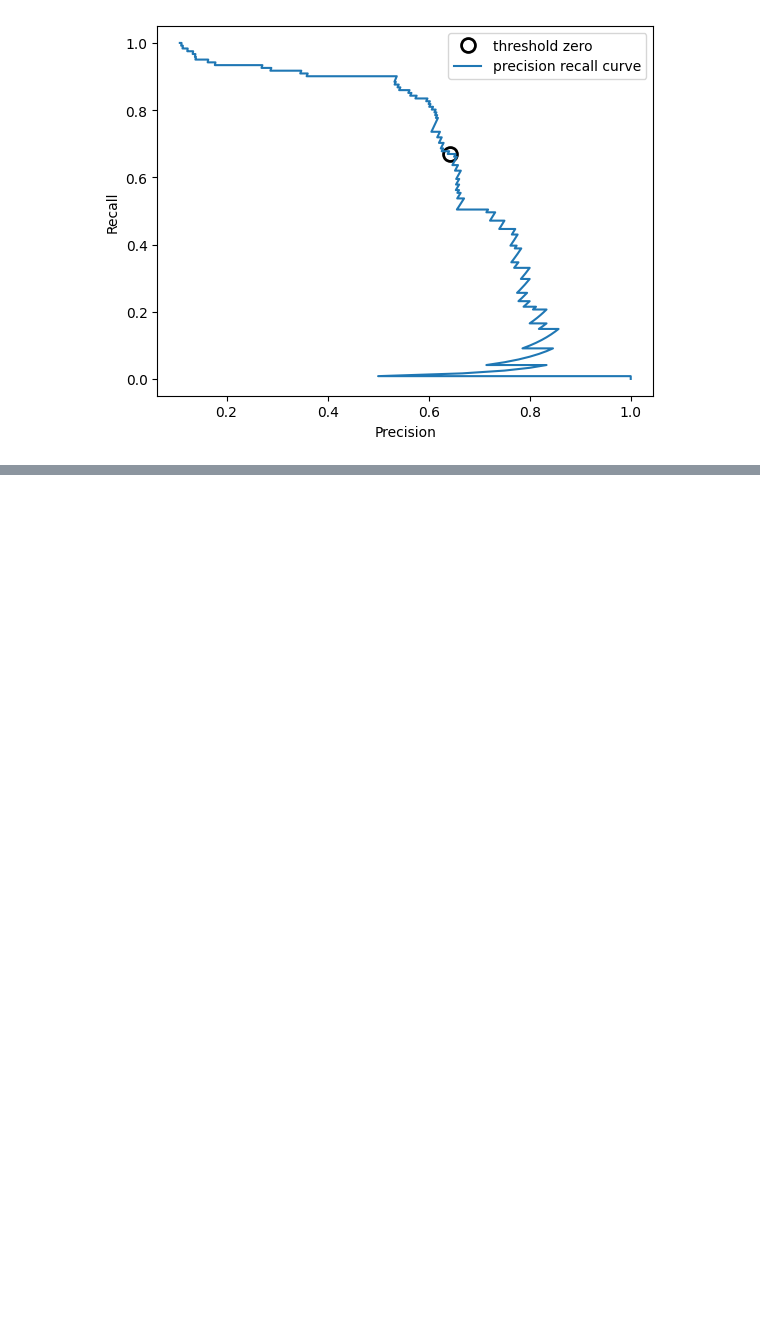
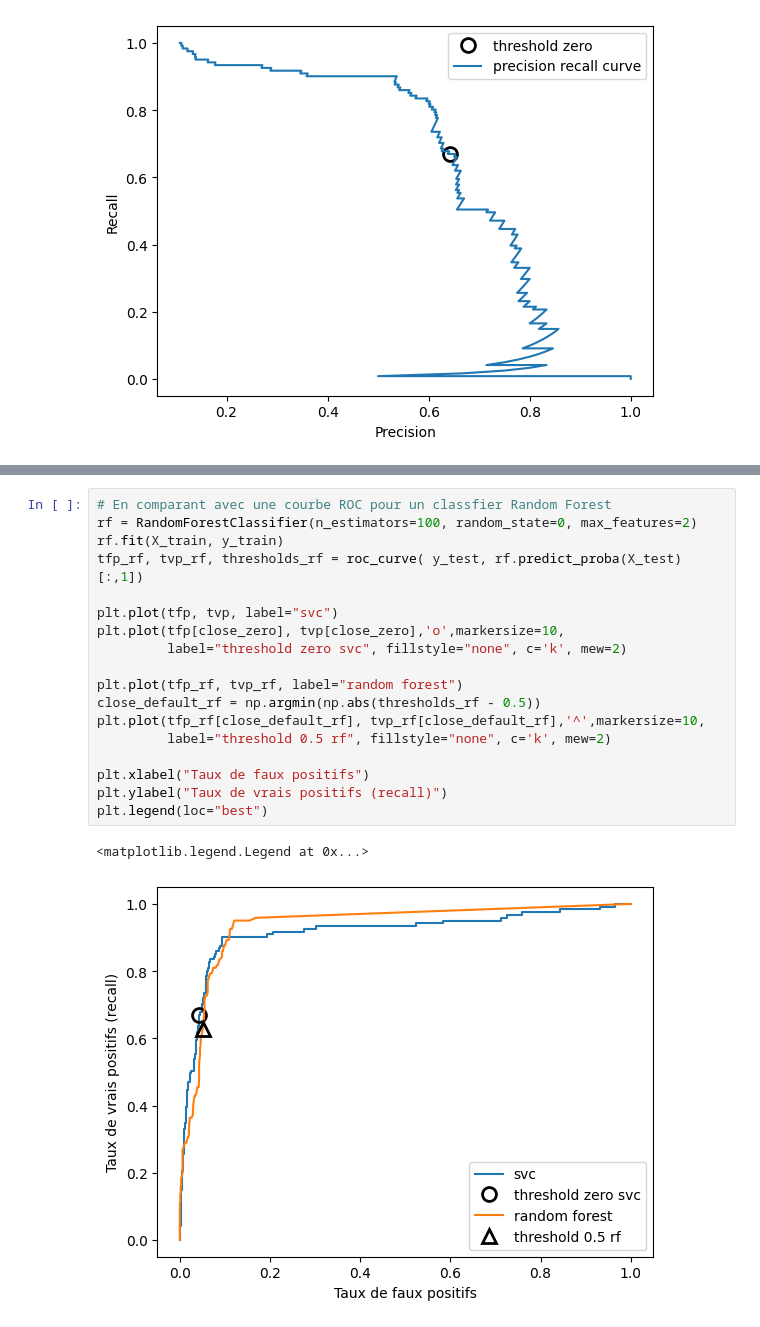
Before and after one commit to 012kirby210/mg-scikitlearn, a Jupyter notebook: [Evaluation] Courbes ROC.ipynb, the cells around one changed output, grey strips where cells are left out. Saved outputs shown, nothing was run; the diff lists cells and outputs as text; blank space fills up the shorter version.

```diff
--- a/[Evaluation] Courbes ROC.ipynb
+++ b/[Evaluation] Courbes ROC.ipynb
@@ -87,0 +126,21 @@ plt.legend(loc="best")
+# %%
+# En comparant avec une courbe ROC pour un classfier Random Forest
+rf = RandomForestClassifier(n_estimators=100, random_state=0, max_features=2)
+rf.fit(X_train, y_train)
+tfp_rf, tvp_rf, thresholds_rf = roc_curve( y_test, rf.predict_proba(X_test)[:,1])
+
+plt.plot(tfp, tvp, label="svc")
+plt.plot(tfp[close_zero], tvp[close_zero],'o',markersize=10,
+         label="threshold zero svc", fillstyle="none", c='k', mew=2)
+
+plt.plot(tfp_rf, tvp_rf, label="random forest")
+close_default_rf = np.argmin(np.abs(thresholds_rf - 0.5))
+plt.plot(tfp_rf[close_default_rf], tvp_rf[close_default_rf],'^',markersize=10,
+         label="threshold 0.5 rf", fillstyle="none", c='k', mew=2)
+
+plt.xlabel("Taux de faux positifs")
+plt.ylabel("Taux de vrais positifs (recall)")
+plt.legend(loc="best")
+# %% [output]
+<matplotlib.legend.Legend at 0x...>
+[figure, added]
```
Also changed, not shown: parts of 5 cells of this notebook.
